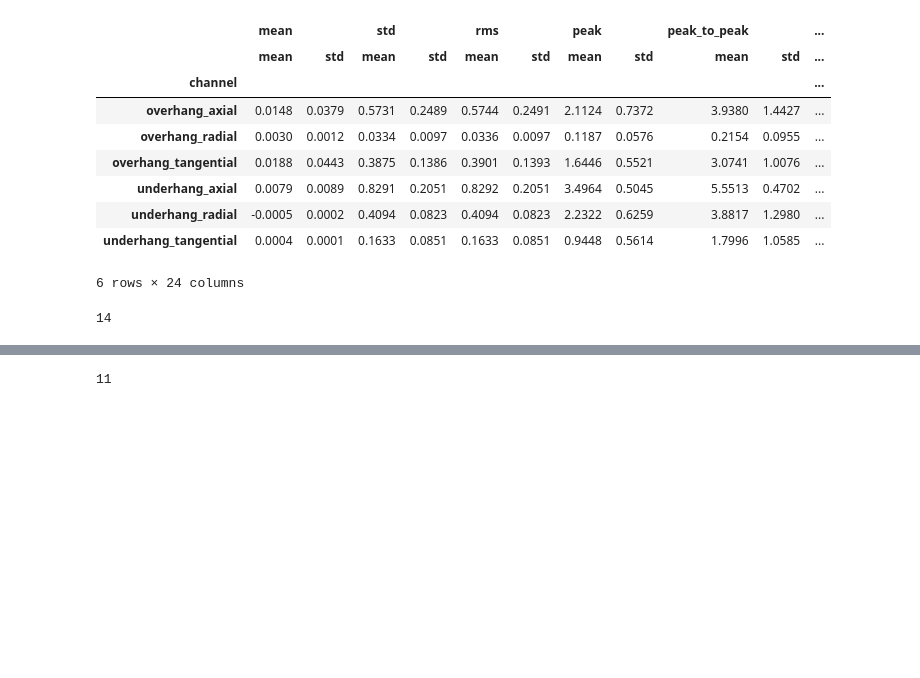
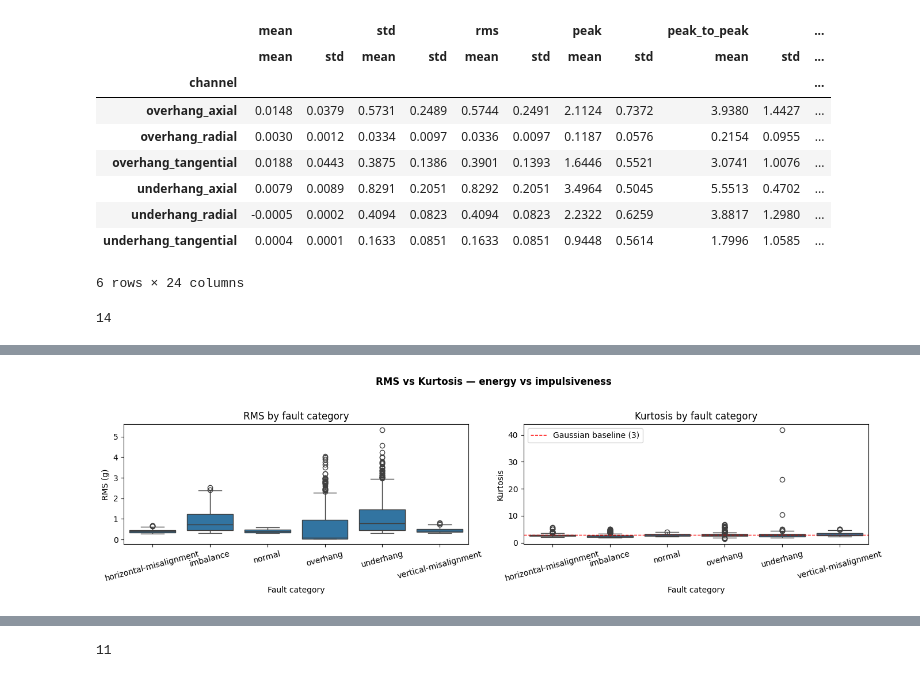
Before and after one commit to victorsillerico/fault-diagnosis-machinery, a Jupyter notebook: notebooks/phase1/02_time_domain.ipynb, the cells around one changed output, grey strips where cells are left out. Saved outputs shown, nothing was run; the diff lists cells and outputs as text; code cells hidden in the pictures; blank space fills up the shorter version.

```diff
--- a/notebooks/phase1/02_time_domain.ipynb
+++ b/notebooks/phase1/02_time_domain.ipynb
@@ -151,25 +152,3 @@ Name: count, dtype: int64
 | 2 | /kaggle/input/datasets/vuxuancu/m... | horizontal-misalignment | NaN | NaN | 0.5mm | 0.5 | mm | ... |
 | 3 | /kaggle/input/datasets/vuxuancu/m... | horizontal-misalignment | NaN | NaN | 0.5mm | 0.5 | mm | ... |
 | 4 | /kaggle/input/datasets/vuxuancu/m... | horizontal-misalignment | NaN | NaN | 0.5mm | 0.5 | mm | ... |
-# %%
-from scipy import stats
-from tqdm.notebook import tqdm
-
-
-my_records = []
-
-for _, row in tqdm(df_metadata.iterrows(), total=len(df_metadata)):
-    signal = pd.read_csv(row["file_path"], header=None, names=CHANNEL_NAMES)
-
-    # Compute kurtosis on one channel — underhang radial is a good default
-    kurt = float(stats.kurtosis(signal["underhang_radial"], fisher=False))  # fisher=False gives the raw value (Gaussian = 3)
-
-    my_records.append({
-        "fault_category": row["fault_category"],
-        "sub_type":       row["sub_type"],
-        "severity":       row["severity"],
-        "rotation_hz":    row["rotation_hz"],
-        "kurtosis":       kurt,
-    })
-
-features_df = pd.DataFrame(my_records)
@@ -175,0 +217,24 @@ features_df = pd.DataFrame(my_records)
+# %%
+fig_aux, axes_aux = plt.subplots(1, 2, figsize=(14, 4))
+
+# RMS by fault category
+sns.boxplot(data=features_df, x="fault_category", y="rms", ax=axes_aux[0])
+axes_aux[0].set_title("RMS by fault category")
+axes_aux[0].set_xlabel("Fault category")
+axes_aux[0].set_ylabel("RMS (g)")
+axes_aux[0].tick_params(axis="x", rotation=15)
+
+# Kurtosis by fault category
+sns.boxplot(data=features_df, x="fault_category", y="kurtosis", ax=axes_aux[1])
+axes_aux[1].axhline(3, color="red", linestyle="--", linewidth=1, label="Gaussian baseline (3)")
+axes_aux[1].set_title("Kurtosis by fault category")
+axes_aux[1].set_xlabel("Fault category")
+axes_aux[1].set_ylabel("Kurtosis")
+axes_aux[1].tick_params(axis="x", rotation=15)
+axes_aux[1].legend()
+
+fig_aux.suptitle("RMS vs Kurtosis — energy vs impulsiveness", fontweight="bold")
+plt.tight_layout(rect=[0, 0, 1, 0.95])
+plt.show()
+# %% [output]
+[figure, added]
```
Also changed, not shown: parts of 7 cells of this notebook.
